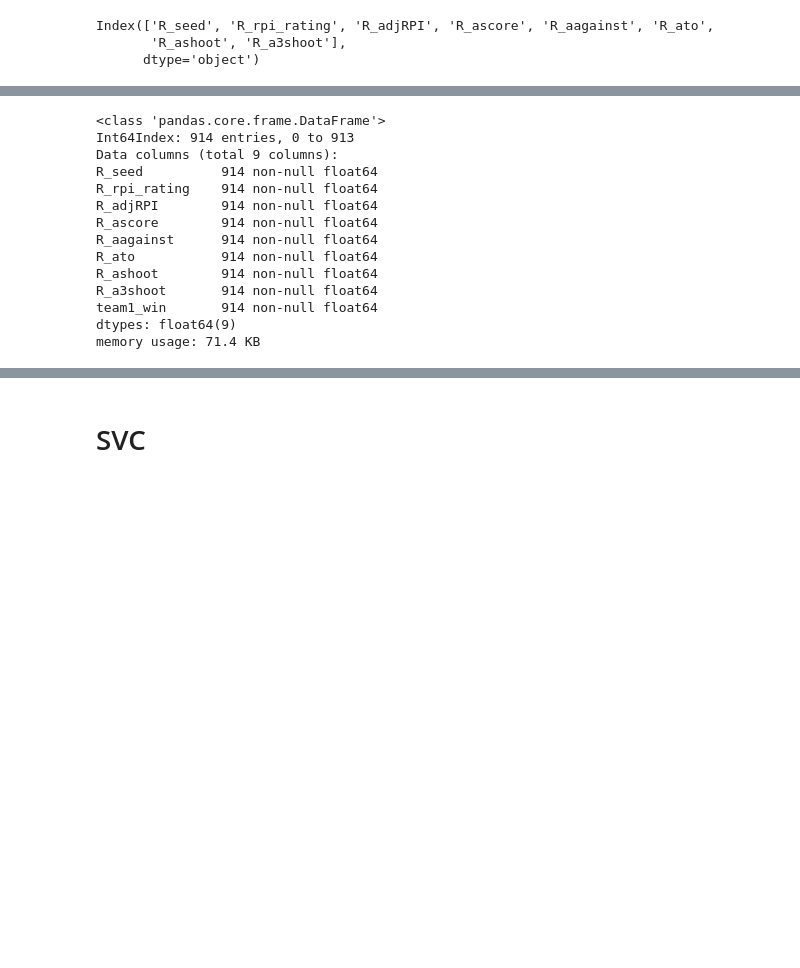
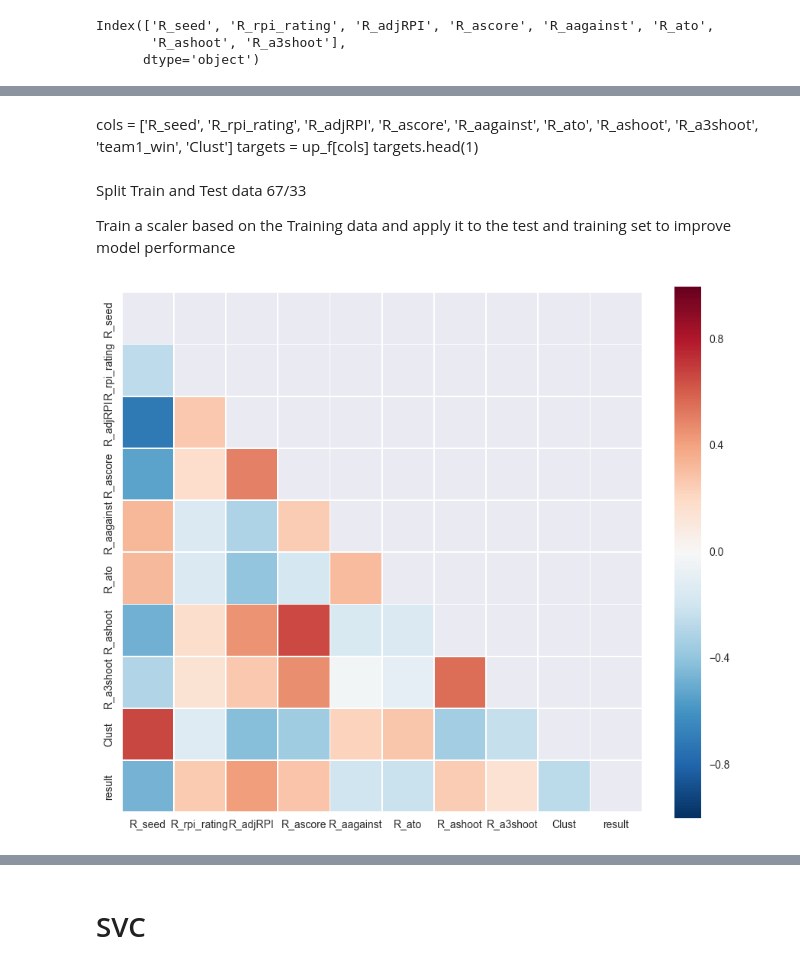
Before and after one commit to travispark45/March-Madness-Machine-Learning-Predictions, a Jupyter notebook: March Madness ML Predictions.ipynb, the cells around one changed output, grey strips where cells are left out. Cells and saved outputs as stored; diff of their text form; code cells hidden in the pictures; blank space fills up the shorter version.

```diff
--- a/March Madness ML Predictions.ipynb
+++ b/March Madness ML Predictions.ipynb
@@ -138,0 +132,4 @@ class_names = list(y.unique())
+# %%
+X = season
+y = season_f['team1_win']
+X.head()
@@ -155,11 +167,9 @@ X_test = scaler.transform(X_test)
 # %%
-kmeans = KMeans(n_clusters = 5, random_state = 0)
+kmeans = KMeans(n_clusters = 3, random_state = 0,init='k-means++',max_iter = 100)
 
-kmeans_pred = kmeans.fit(X_train).predict(X_test)
-#kmeans.score(X_train,y_train), kmeans.score(X_test, y_test),kmeans.score(X_train,y_train)-kmeans.score(X_test,y_test)
+kmeans_pred = kmeans.fit(X_train)
 
-clust = kmeans.fit(X).predict(X)
+clust = kmeans.predict(X)
 X['Clust'] = clust
-up_f['Clust'] = clust
-up_season['Clust'] = clust
+list(set(clust))
 # %% [output]
@@ -185,10 +176,0 @@ c_score
-# %%
-X = pd.merge(X,c_score, how = 'left', left_on = 'Clust',right_on = 'Clust')
-#X = X.drop('team1_win_y', axis = 1)
-#X = X.drop('team1_win_x', axis = 1)
-X = X.drop('Clust', axis = 1)
-
-up_season = pd.merge(up_season,c_score, how = 'left', left_on = 'Clust',right_on = 'Clust')
-#up_season = up_season.drop('team1_win_y', axis = 1)
-#up_season = up_season.drop('team1_win_x', axis = 1)
-up_season = up_season.drop('Clust', axis = 1)
@@ -200,20 +177,20 @@ up_season.head(1)
-# %%
-X.info()
-# %% [output]
-<class 'pandas.core.frame.DataFrame'>
-Int64Index: 914 entries, 0 to 913
-Data columns (total 9 columns):
-R_seed          914 non-null float64
-R_rpi_rating    914 non-null float64
-R_adjRPI        914 non-null float64
-R_ascore        914 non-null float64
-R_aagainst      914 non-null float64
-R_ato           914 non-null float64
-R_ashoot        914 non-null float64
-R_a3shoot       914 non-null float64
-team1_win       914 non-null float64
-dtypes: float64(9)
-memory usage: 71.4 KB
+# %% [markdown]
+cols = ['R_seed',
+ 'R_rpi_rating',
+ 'R_adjRPI',
+ 'R_ascore',
+ 'R_aagainst',
+ 'R_ato',
+ 'R_ashoot',
+ 'R_a3shoot',
+ 'team1_win',
+ 'Clust']
+targets = up_f[cols]
+targets.head(1)
+# %% [markdown]
+Split Train and Test data 67/33
+
+Train a scaler based on the Training data and apply it to the test and training set to improve model performance
 # %%
 X_train, X_test, y_train, y_test = train_test_split(X, y, test_size=0.33, random_state=42)
 
@@ -223,3 +200,16 @@ scaler.fit(X_train)
 X_train = scaler.transform(X_train)
 # apply same transformation to test data
 X_test = scaler.transform(X_test)
+# %%
+x1 = X
+x1['result'] = season_f['team1_win']
+# %%
+corr = x1.corr()
+fg, ax = plt.subplots(figsize = (11,9))
+
+mask = np.zeros_like(corr, dtype=np.bool)
+mask[np.triu_indices_from(mask)] = True
+
+sns.heatmap(corr, mask = mask, linewidths = .5, square = True);
+# %% [output]
+[figure, added]
```
Also changed, not shown: parts of 94 cells of this notebook.
